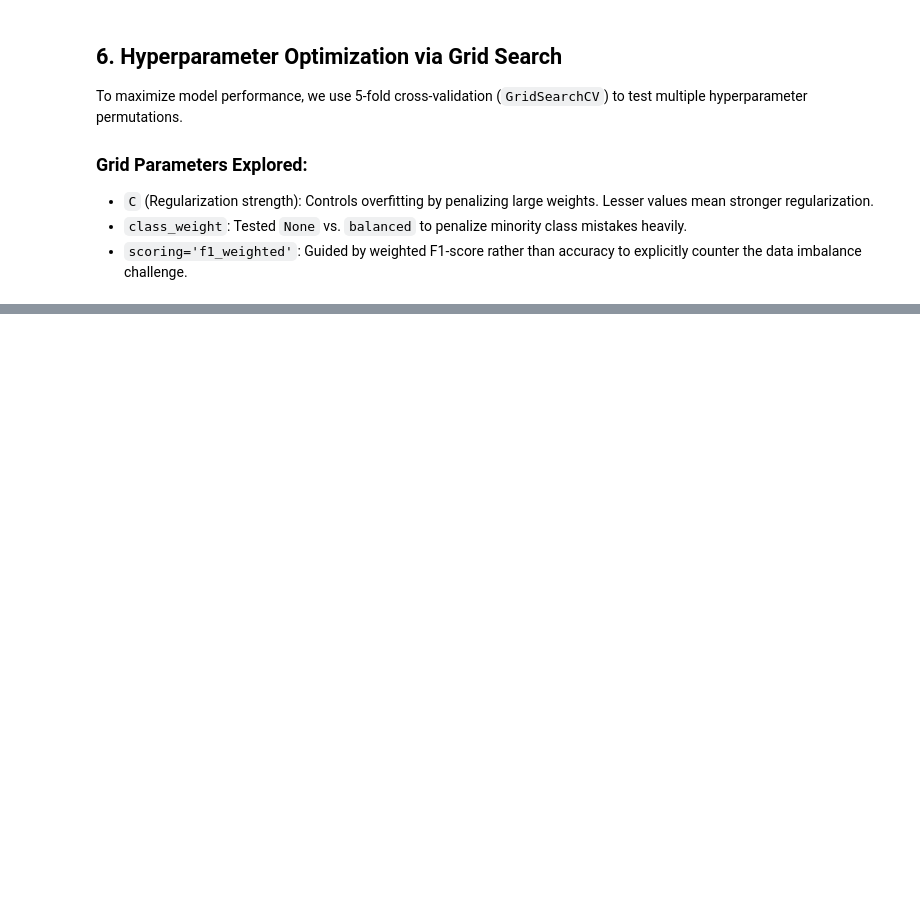
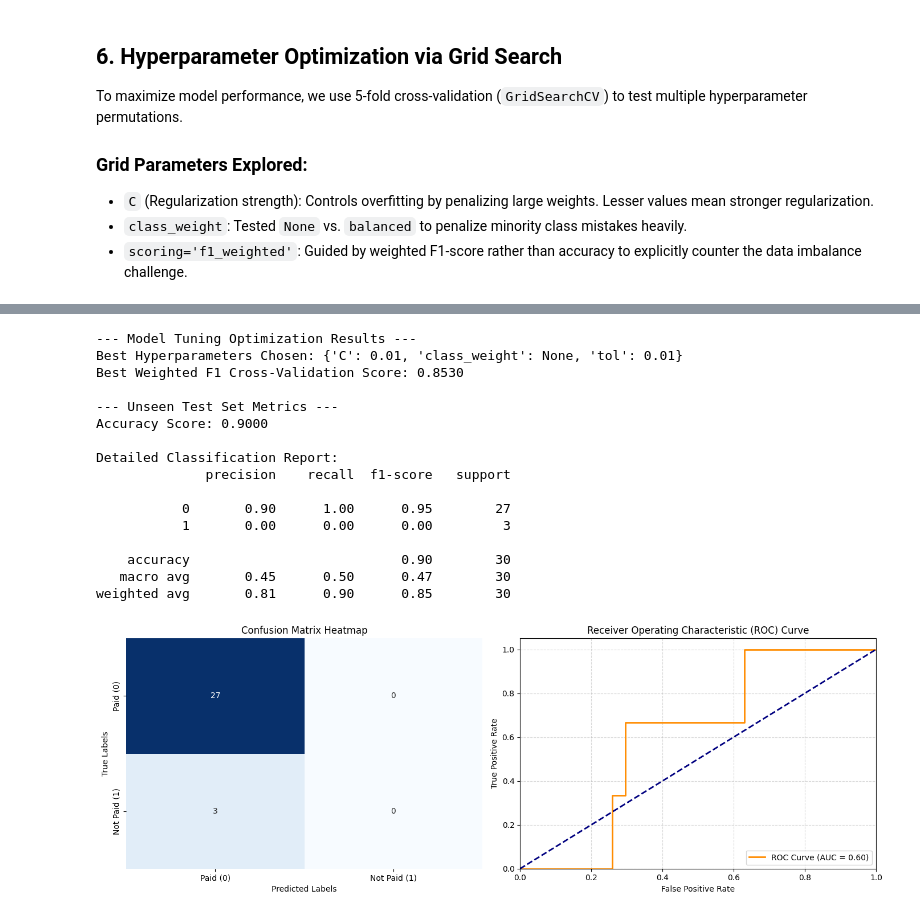
Before and after one commit to R-Bhargavsai/Predict-credit-card-approvals.ipynb, a Jupyter notebook: Predict_credit_card_approvals.ipynb, the cells around one changed output, grey strips where cells are left out. Saved outputs shown, nothing was run; the diff lists cells and outputs as text; code cells hidden in the pictures; blank space fills up the shorter version.

```diff
--- a/Predict_credit_card_approvals.ipynb
+++ b/Predict_credit_card_approvals.ipynb
@@ -137 +177,72 @@ X_test_scaled = scaler.transform(X_test)
+# %%
+best_model = grid_search.best_estimator_
+y_pred = best_model.predict(X_test_scaled)
+y_probs = best_model.predict_proba(X_test_scaled)[:, 1]
+
+print("\n--- Model Tuning Optimization Results ---")
+print("Best Hyperparameters Chosen:", grid_search.best_params_)
+print(f"Best Weighted F1 Cross-Validation Score: {grid_search.best_score_:.4f}")
+
+print("\n--- Unseen Test Set Metrics ---")
+print(f"Accuracy Score: {accuracy_score(y_test, y_pred):.4f}")
+
+print("\nDetailed Classification Report:")
+print(classification_report(y_test, y_pred, zero_division=0))
+
+fig, axes = plt.subplots(1, 2, figsize=(14, 5))
+
+cm = confusion_matrix(y_test, y_pred)
+sns.heatmap(
+    cm,
+    annot=True,
+    fmt="d",
+    cmap="Blues",
+    ax=axes[0],
+    cbar=False,
+    xticklabels=["Paid (0)", "Not Paid (1)"],
+    yticklabels=["Paid (0)", "Not Paid (1)"],
+)
+axes[0].set_title("Confusion Matrix Heatmap")
+axes[0].set_xlabel("Predicted Labels")
+axes[0].set_ylabel("True Labels")
+
+fpr, tpr, thresholds = roc_curve(y_test, y_probs)
+roc_auc = auc(fpr, tpr)
+
+axes[1].plot(
+    fpr,
+    tpr,
+    color="darkorange",
+    lw=2,
+    label=f"ROC Curve (AUC = {roc_auc:.2f})",
+)
+axes[1].plot([0, 1], [0, 1], color="navy", lw=2, linestyle="--")
+axes[1].set_xlim([0.0, 1.0])
+axes[1].set_ylim([0.0, 1.05])
+axes[1].set_xlabel("False Positive Rate")
+axes[1].set_ylabel("True Positive Rate")
+axes[1].set_title("Receiver Operating Characteristic (ROC) Curve")
+axes[1].legend(loc="lower right")
+axes[1].grid(linestyle="--", alpha=0.5)
+
+plt.tight_layout()
+plt.show()
+# %% [output]
+--- Model Tuning Optimization Results ---
+Best Hyperparameters Chosen: {'C': 0.01, 'class_weight': None, 'tol': 0.01}
+Best Weighted F1 Cross-Validation Score: 0.8530
+
+--- Unseen Test Set Metrics ---
+Accuracy Score: 0.9000
+
+Detailed Classification Report:
+              precision    recall  f1-score   support
+
+           0       0.90      1.00      0.95        27
+           1       0.00      0.00      0.00         3
+
+    accuracy                           0.90        30
+   macro avg       0.45      0.50      0.47        30
+weighted avg       0.81      0.90      0.85        30
+[figure, added]
 # %% [markdown]
```
Also changed, not shown: parts of 14 cells of this notebook.
